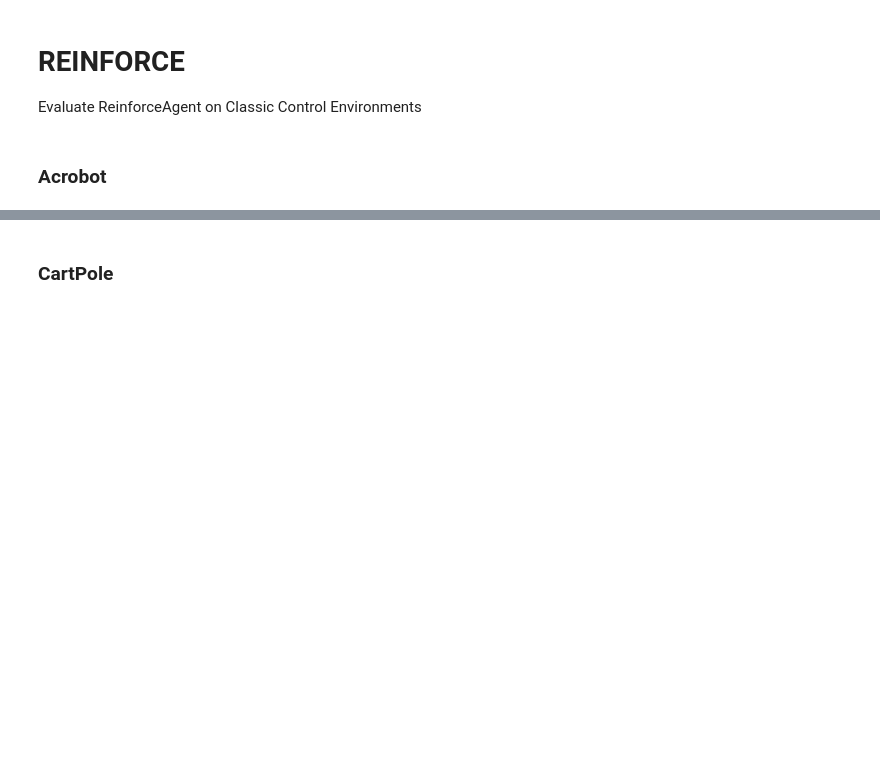
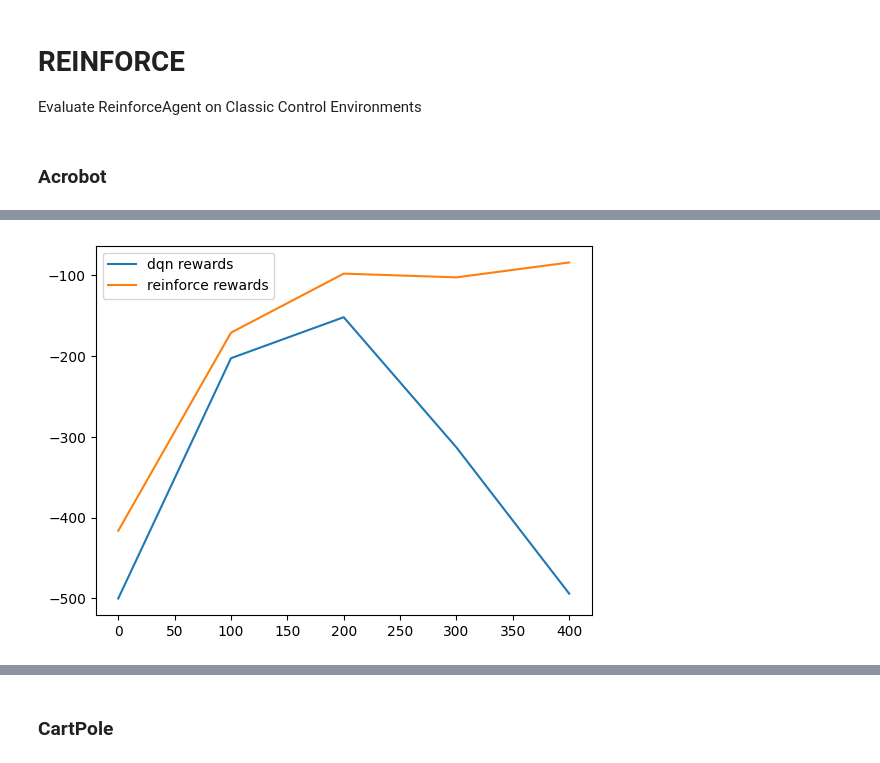
Before and after one commit to gdubbs100/spinning_up_rl, a Jupyter notebook: agent_evaluation.ipynb, the cells around one changed output, grey strips where cells are left out. Drawn from its saved outputs; the diff is of its cells as text; code cells hidden in the pictures; blank space fills up the shorter version.

```diff
--- a/agent_evaluation.ipynb
+++ b/agent_evaluation.ipynb
@@ -34,0 +73,17 @@ plot_training_results(agent.batch_results)
+# %%
+plt.plot(
+    dqn_agent.eval_results.keys(),
+    dqn_agent.eval_results.values(),
+    label='dqn rewards'
+)
+
+plt.plot(
+    reinforce_agent.eval_results.keys(),
+    reinforce_agent.eval_results.values(),
+    label='reinforce rewards'
+)
+
+plt.legend()
+plt.show();
+# %% [output]
+[figure, added]
```
Also changed, not shown: parts of 19 cells of this notebook, 6 other files.
